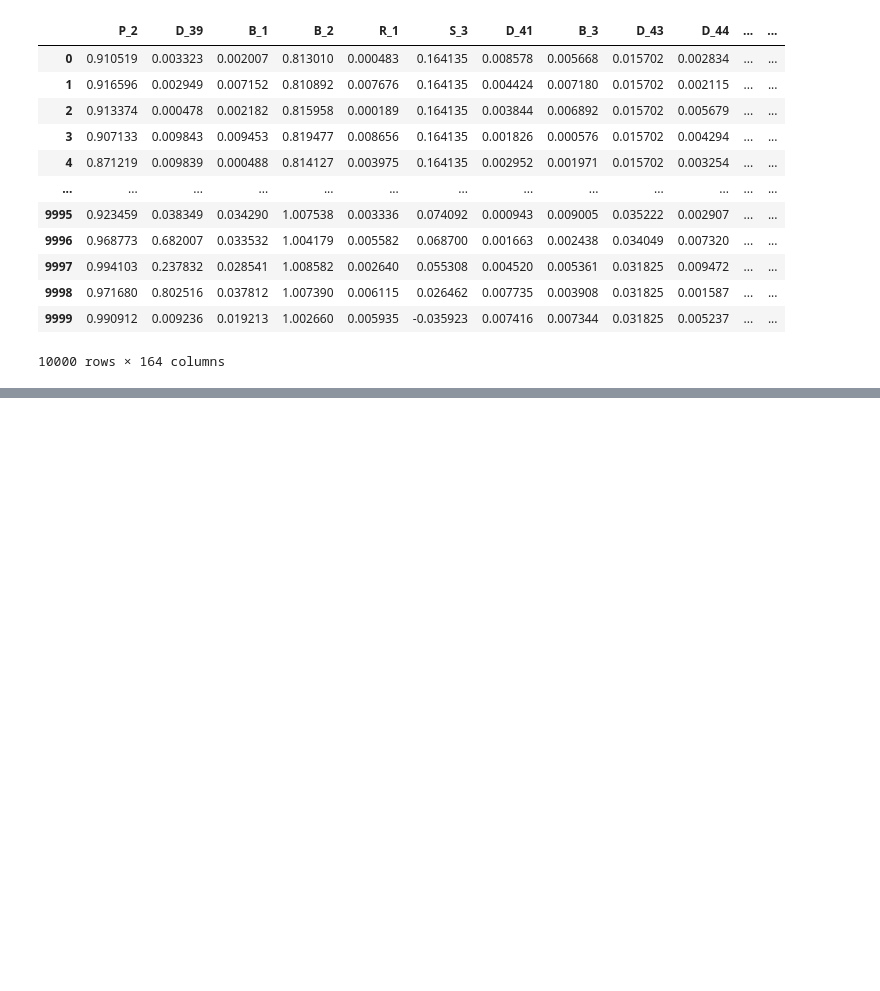
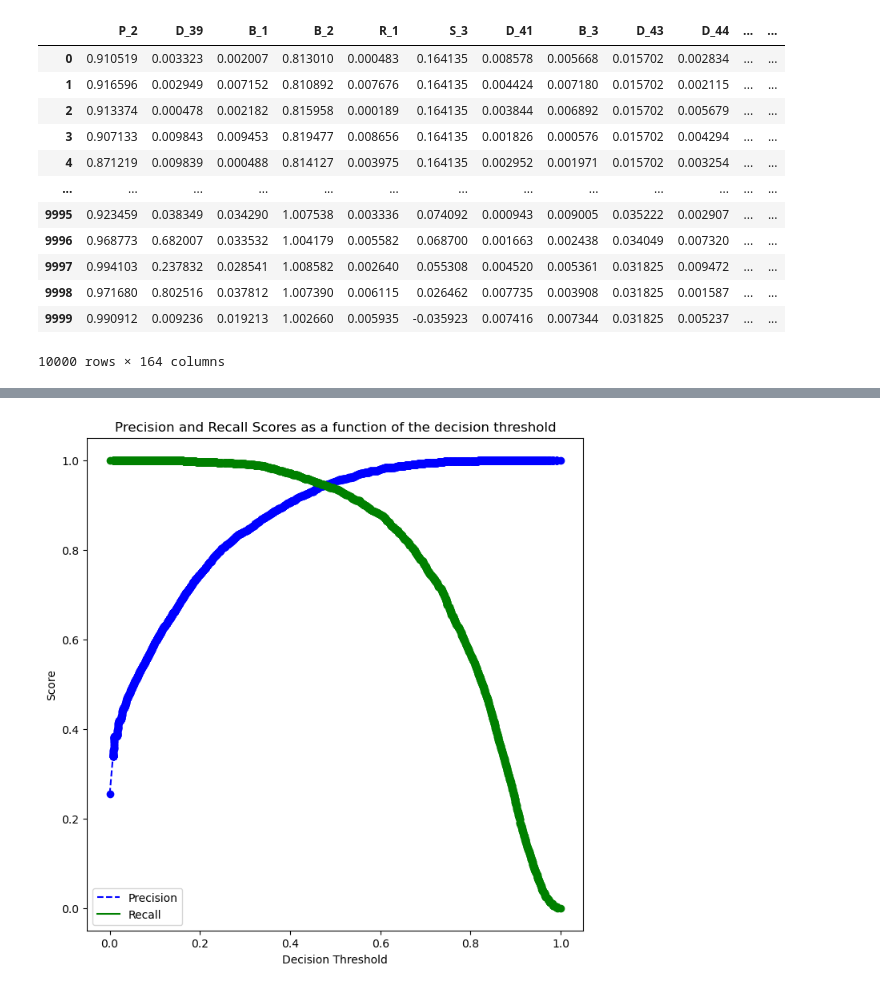
Before and after one commit to LinhNgaNguyen/STAT303-3-Project, a Jupyter notebook: Bagging and RandomForest Models.ipynb, the cells around one changed output, grey strips where cells are left out. Drawn from its saved outputs; the diff is of its cells as text; code cells hidden in the pictures; blank space fills up the shorter version.

```diff
--- a/Bagging and RandomForest Models.ipynb
+++ b/Bagging and RandomForest Models.ipynb
@@ -187,0 +217,11 @@ plot_precision_recall_vs_threshold(p, r, thresholds)
+# %%
+#Bagging the results of 10 decision trees
+finer_bag_model = BaggingClassifier(estimator=DecisionTreeClassifier(random_state=1),
+                          n_estimators=250,
+                          random_state=1,
+                          max_features=0.6,
+                          max_samples=0.8,
+                          n_jobs=-1,
+                          bootstrap=True,
+                          bootstrap_features=True,
+                                 oob_score=True).fit(X_train, y_train)
@@ -187,0 +230,17 @@ plot_precision_recall_vs_threshold(p, r, thresholds)
+# %%
+ypred = finer_bag_model.oob_decision_function_[:,1]
+p, r, thresholds = precision_recall_curve(y_train, ypred)
+def plot_precision_recall_vs_threshold(precisions, recalls, thresholds):
+    plt.figure(figsize=(8, 8))
+    plt.title("Precision and Recall Scores as a function of the decision threshold")
+    plt.plot(thresholds, precisions[:-1], "b--", label="Precision")
+    plt.plot(thresholds, recalls[:-1], "g-", label="Recall")
+    plt.plot(thresholds, precisions[:-1], "o", color = 'blue')
+    plt.plot(thresholds, recalls[:-1], "o", color = 'green')
+    plt.ylabel("Score")
+    plt.xlabel("Decision Threshold")
+    plt.legend(loc='best')
+    plt.legend()
+plot_precision_recall_vs_threshold(p, r, thresholds)
+# %% [output]
+[figure, added]
```
Also changed, not shown: parts of 14 cells of this notebook.
